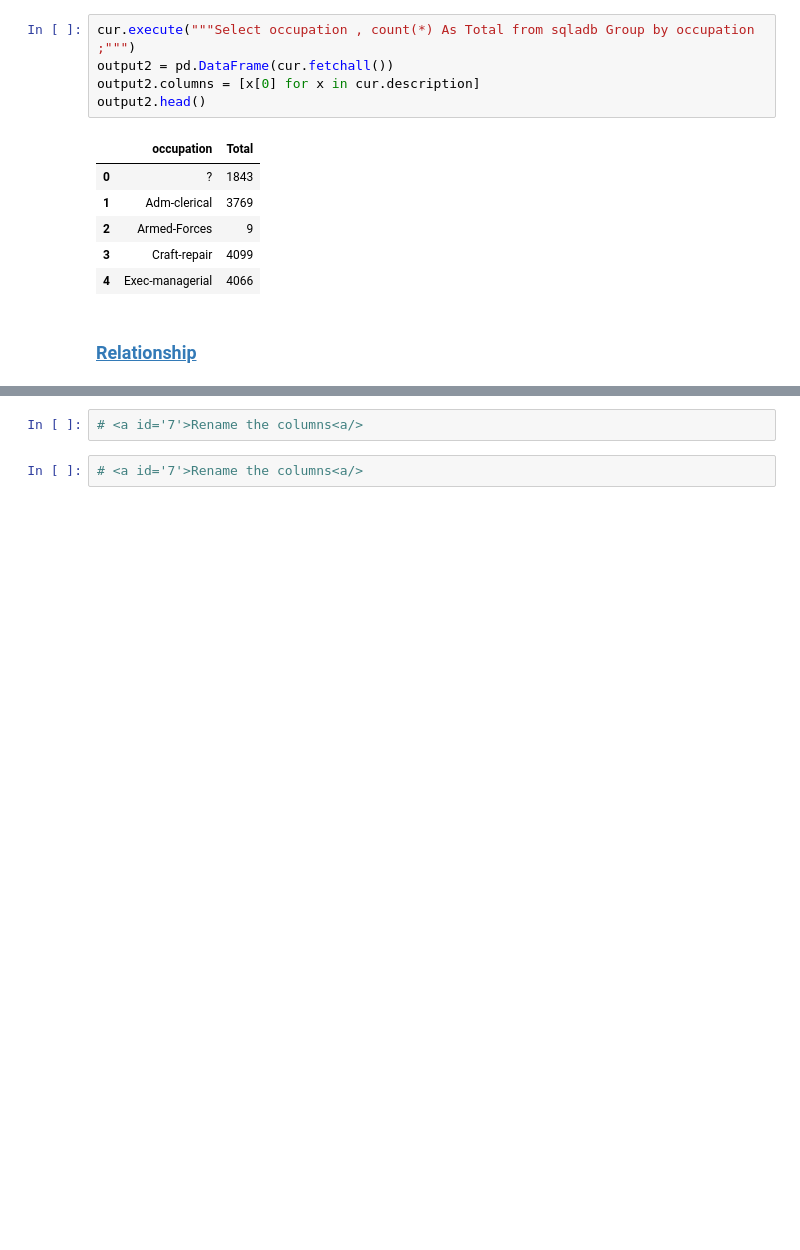
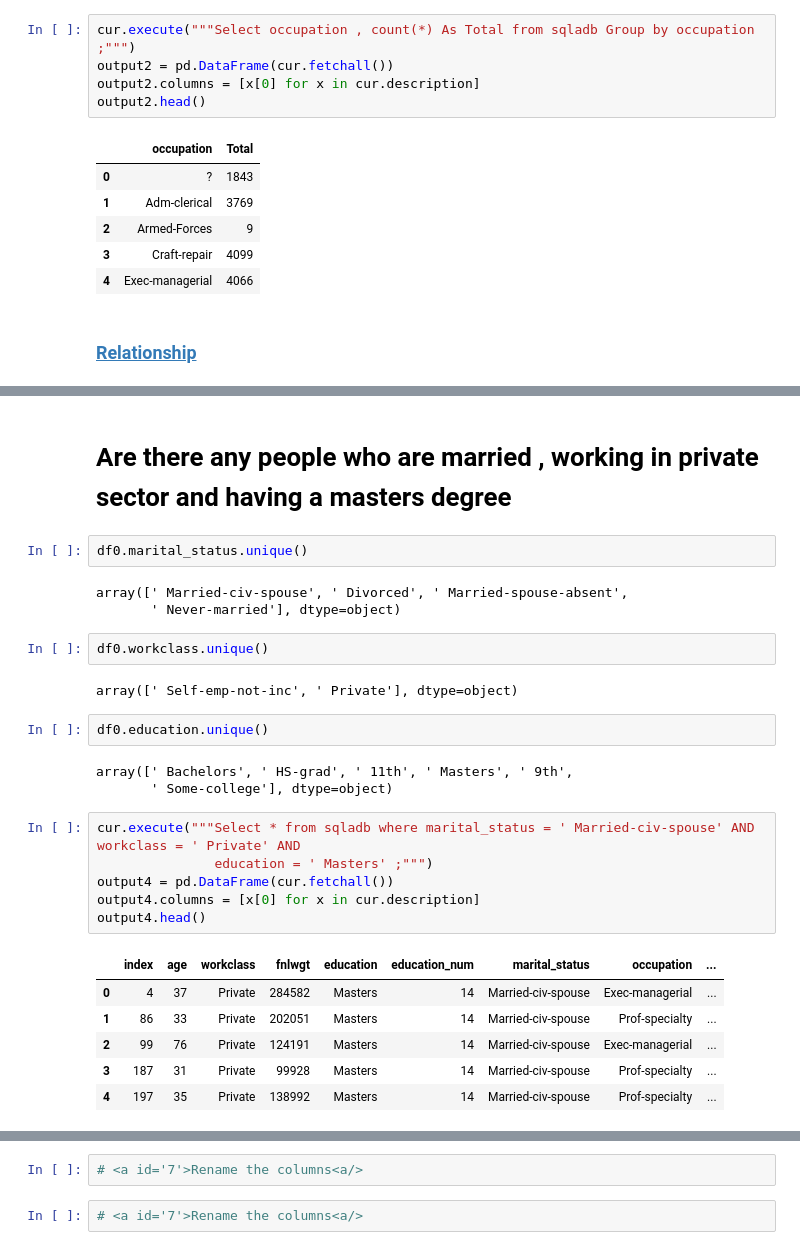
Before and after one commit to RancyChepchirchir/Assignments, a Jupyter notebook: 07.Assignment-SQL.ipynb, the cells around one changed output, grey strips where cells are left out. Cells and saved outputs as stored; diff of their text form; blank space fills up the shorter version.

```diff
--- a/07.Assignment-SQL.ipynb
+++ b/07.Assignment-SQL.ipynb
@@ -151,0 +157,29 @@ NameError: name 'output4' is not defined
+# %% [markdown]
+# <a id='7'>Are there any people who are married , working in private sector and having a masters degree<a/>
+# %%
+df0.marital_status.unique()
+# %% [output]
+array([' Married-civ-spouse', ' Divorced', ' Married-spouse-absent',
+       ' Never-married'], dtype=object)
+# %%
+df0.workclass.unique()
+# %% [output]
+array([' Self-emp-not-inc', ' Private'], dtype=object)
+# %%
+df0.education.unique()
+# %% [output]
+array([' Bachelors', ' HS-grad', ' 11th', ' Masters', ' 9th',
+       ' Some-college'], dtype=object)
+# %%
+cur.execute("""Select * from sqladb where marital_status = ' Married-civ-spouse' AND workclass = ' Private' AND
+               education = ' Masters' ;""")
+output4 = pd.DataFrame(cur.fetchall())
+output4.columns = [x[0] for x in cur.description]
+output4.head()
+# %% [output]
+|  | index | age | workclass | fnlwgt | education | education_num | marital_status | occupation | ... |
+| 0 | 4 | 37 | Private | 284582 | Masters | 14 | Married-civ-spouse | Exec-managerial | ... |
+| 1 | 86 | 33 | Private | 202051 | Masters | 14 | Married-civ-spouse | Prof-specialty | ... |
+| 2 | 99 | 76 | Private | 124191 | Masters | 14 | Married-civ-spouse | Exec-managerial | ... |
+| 3 | 187 | 31 | Private | 99928 | Masters | 14 | Married-civ-spouse | Prof-specialty | ... |
+| 4 | 197 | 35 | Private | 138992 | Masters | 14 | Married-civ-spouse | Prof-specialty | ... |
```
Also changed, not shown: parts of 25 cells of this notebook.
